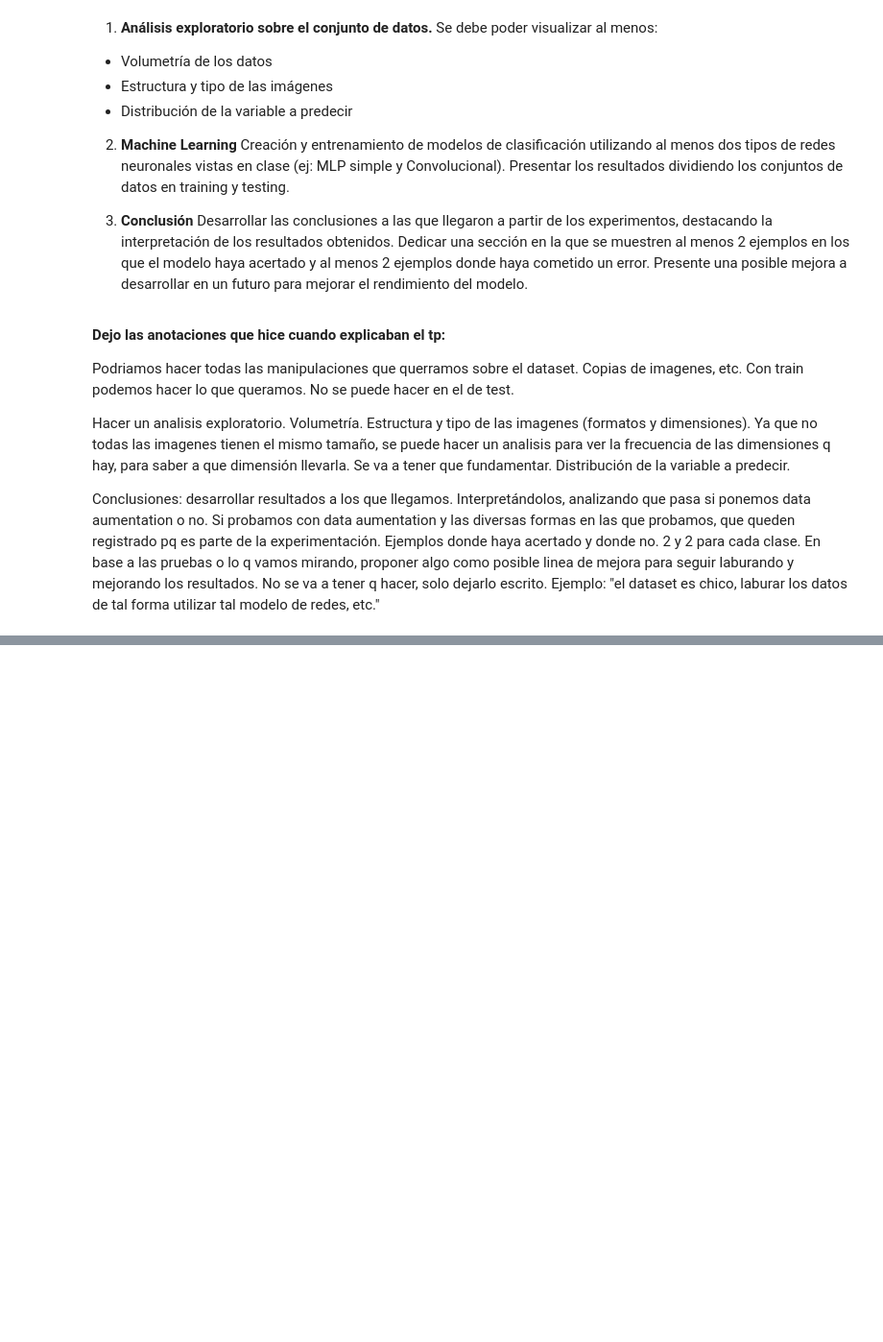
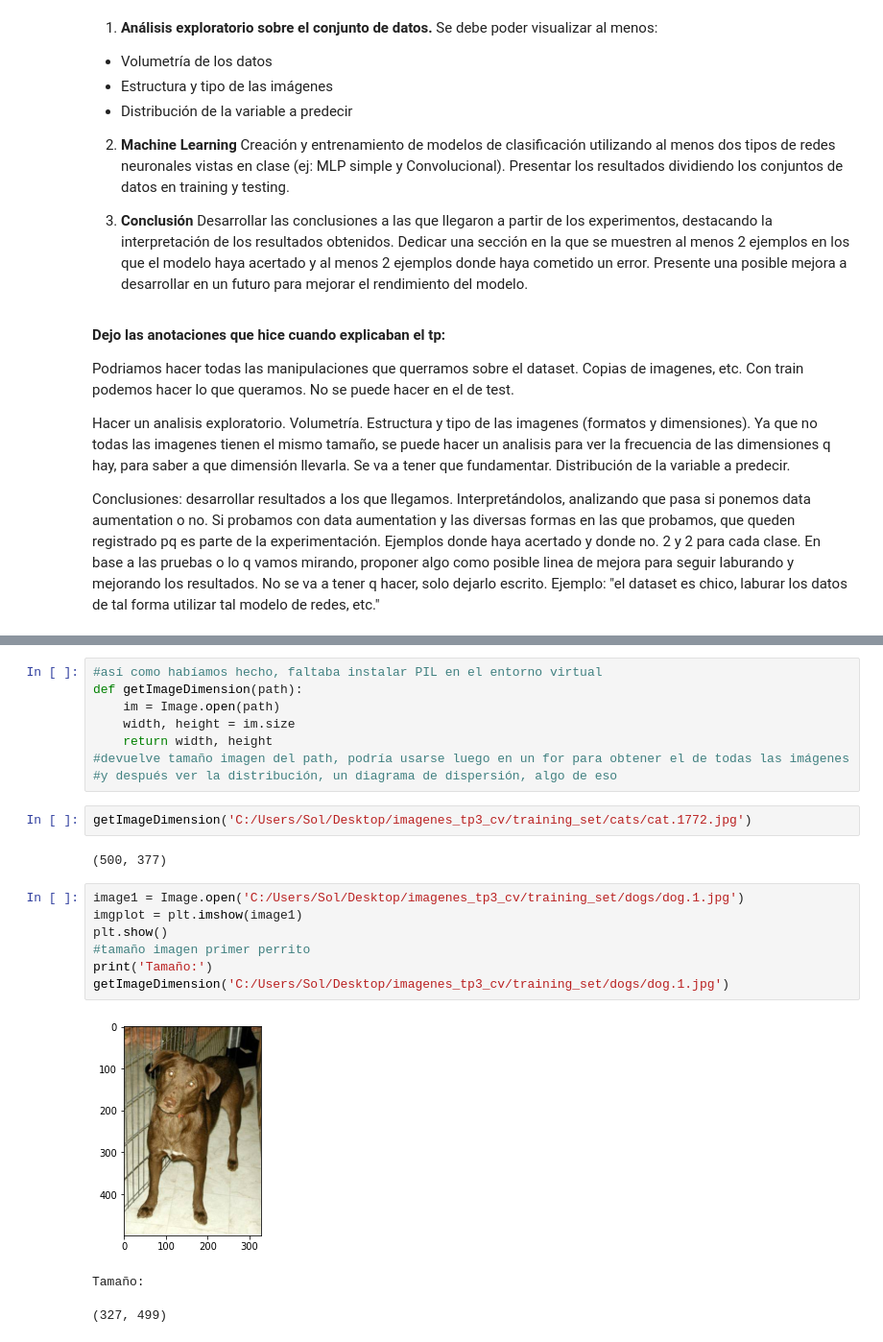
Before and after one commit to llullmariasol/entregasML, a Jupyter notebook: tp3_cv.ipynb, the cells around one changed output, grey strips where cells are left out. Shown at 96% size. Saved outputs shown, nothing was run; the diff lists cells and outputs as text; blank space fills up the shorter version.

Commit message:
Armamos datasets de imágenes

```diff
--- a/tp3_cv.ipynb
+++ b/tp3_cv.ipynb
@@ -32,0 +98,23 @@ Ejemplo: "el dataset es chico, laburar los datos de tal forma utilizar tal model
+# %%
+#así como habíamos hecho, faltaba instalar PIL en el entorno virtual
+def getImageDimension(path):
+    im = Image.open(path)
+    width, height = im.size
+    return width, height
+#devuelve tamaño imagen del path, podría usarse luego en un for para obtener el de todas las imágenes
+#y después ver la distribución, un diagrama de dispersión, algo de eso
+# %%
+getImageDimension('C:/Users/Sol/Desktop/imagenes_tp3_cv/training_set/cats/cat.1772.jpg')
+# %% [output]
+(500, 377)
+# %%
+image1 = Image.open('C:/Users/Sol/Desktop/imagenes_tp3_cv/training_set/dogs/dog.1.jpg')
+imgplot = plt.imshow(image1)
+plt.show()
+#tamaño imagen primer perrito
+print('Tamaño:')
+getImageDimension('C:/Users/Sol/Desktop/imagenes_tp3_cv/training_set/dogs/dog.1.jpg')
+# %% [output]
+[figure, added]
+Tamaño:
+(327, 499)
```
Also changed, not shown: parts of 6 cells of this notebook.
